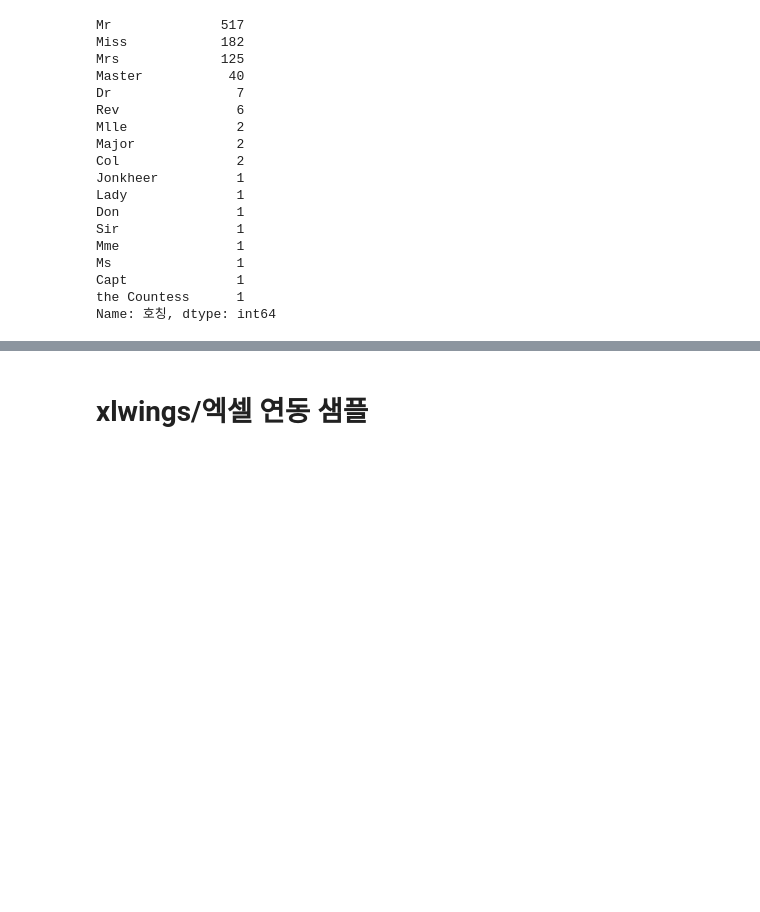
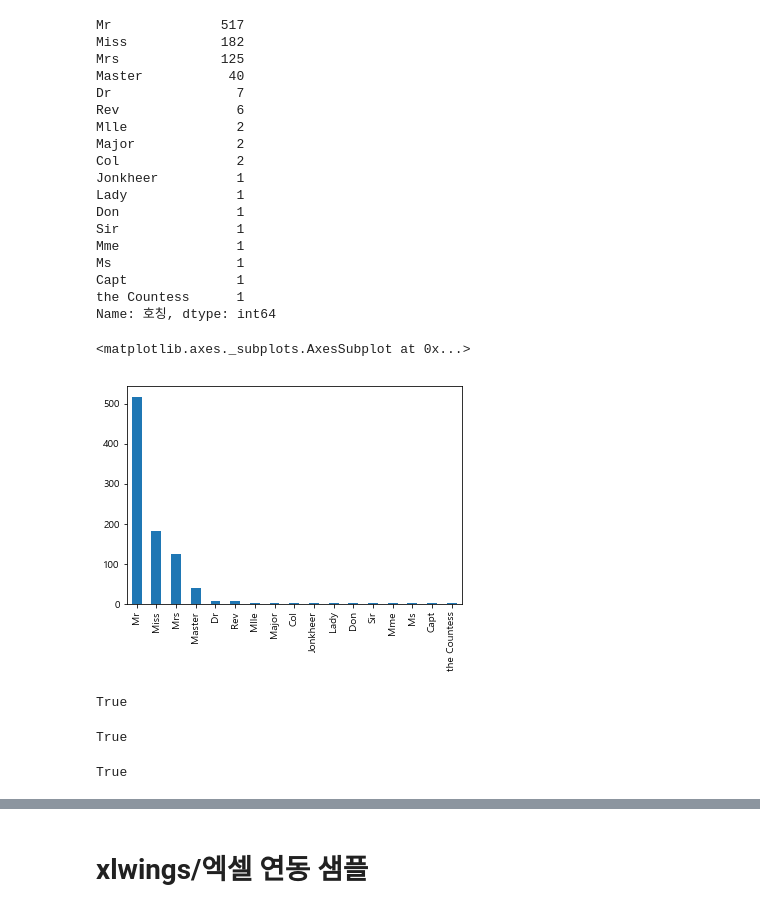
Before and after one commit to allieus/demo-ls-python-201905, a Jupyter notebook: Python Day 2.ipynb, the cells around one changed output, grey strips where cells are left out. Cells and saved outputs as stored; diff of their text form; code cells hidden in the pictures; blank space fills up the shorter version.

```diff
--- a/Python Day 2.ipynb
+++ b/Python Day 2.ipynb
@@ -835,3 +835,22 @@ Ms                1
 Capt              1
 the Countess      1
 Name: 호칭, dtype: int64
+# %%
+figure, ax1 = plt.subplots(1, 1)
+
+train_df['호칭'].value_counts().plot.bar(ax=ax1)
+# %% [output]
+<matplotlib.axes._subplots.AxesSubplot at 0x...>
+[figure, added]
+# %%
+"이진석".startswith("이")
+# %% [output]
+True
+# %%
+"이진석".endswith("석")
+# %% [output]
+True
+# %%
+"진" in "이진석"
+# %% [output]
+True
```
Also changed, not shown: parts of 13 cells of this notebook.
